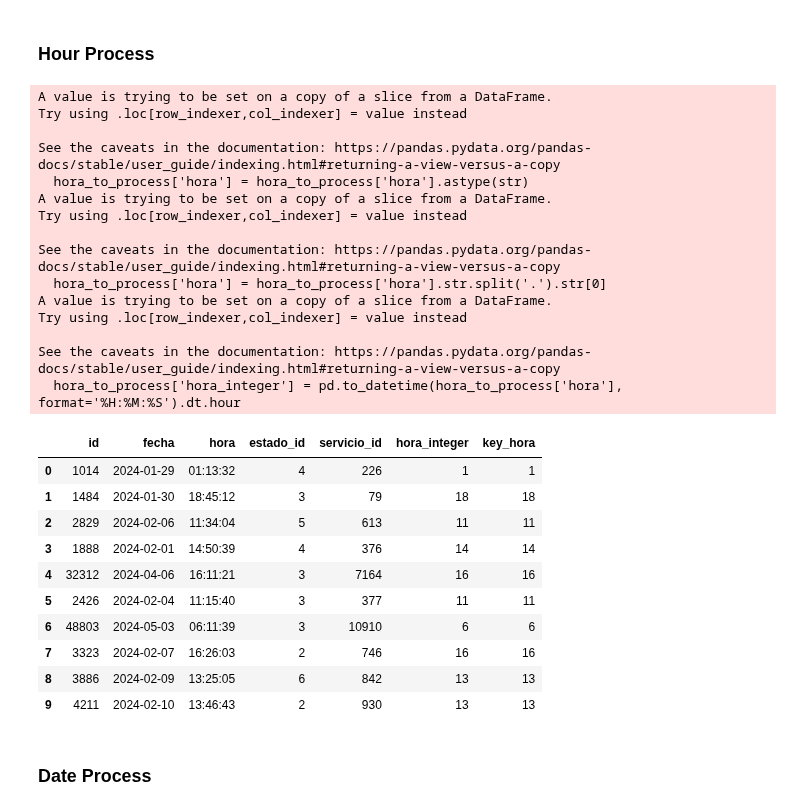
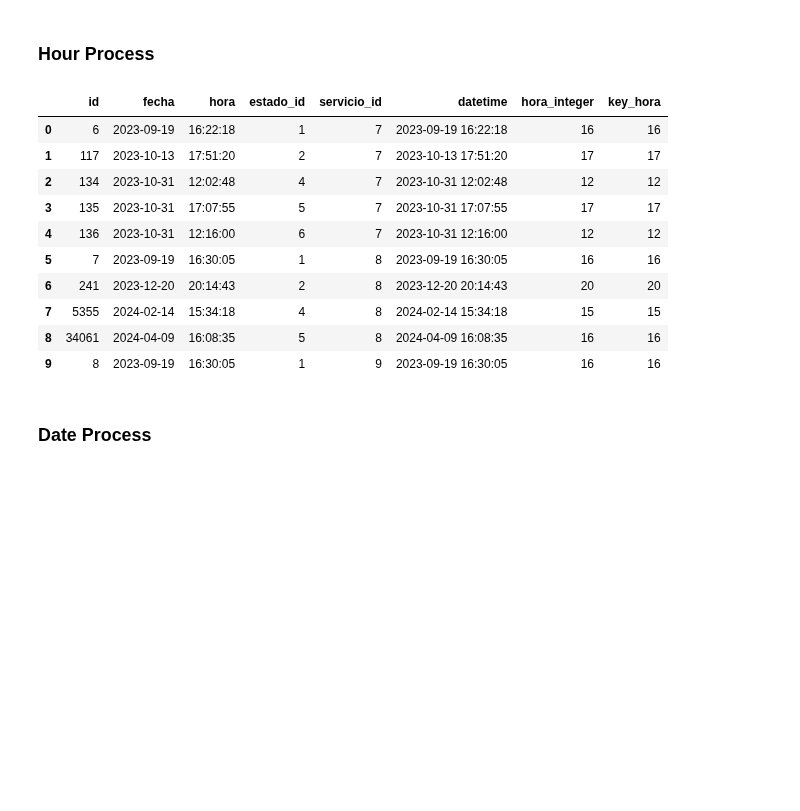
Before and after one commit to JabColV/datascience_project, a Jupyter notebook: segunda_entrega/hecho_servicio_fase.ipynb, the cells around one changed output. Cells and saved outputs as stored; diff of their text form; code cells hidden in the pictures; blank space fills up the shorter version.

```diff
--- a/segunda_entrega/hecho_servicio_fase.ipynb
+++ b/segunda_entrega/hecho_servicio_fase.ipynb
@@ -45,0 +57,3 @@ estado_servicio
+# %%
+estado_servicio_final = estado_servicio
+estado_servicio_final.head(5)
@@ -45,0 +77,16 @@ estado_servicio
+# %%
+# Asegurarnos de que las columnas de fecha y hora son de tipo string
+estado_servicio_final['fecha'] = estado_servicio_final['fecha'].astype(str)
+estado_servicio_final['hora'] = estado_servicio_final['hora'].astype(str)
+
+# Truncar los milisegundos (decimales) de la columna 'hora' si existen
+estado_servicio_final['hora'] = estado_servicio_final['hora'].str.split('.').str[0]
+
+# Convertir las columnas de fecha y hora en una única columna de tipo datetime
+estado_servicio_final['datetime'] = pd.to_datetime(estado_servicio_final['fecha'] + ' ' + estado_servicio_final['hora'], errors='coerce')
+
+# Ordenar el DataFrame por 'servicio_id', 'estado_id' y 'datetime' de forma descendente
+estado_servicio_final = estado_servicio_final.sort_values(by=['servicio_id', 'estado_id', 'datetime'], ascending=[True, True, False])
+
+# Mostrar el resultado
+estado_servicio_final.head()
@@ -69,42 +106,21 @@ estado_servicio
 # %% [markdown]
 ### Hour Process
 # %%
-hora_to_process = estado_servicio[['id','hora']]
-hora_to_process['hora'] = hora_to_process['hora'].astype(str)
-# Elimina los milisegundos dividiendo en el punto y tomando solo la parte de HH:MM:SS
-hora_to_process['hora'] = hora_to_process['hora'].str.split('.').str[0]
 # Extrae solo la hora como un número entero
-hora_to_process['hora_integer'] = pd.to_datetime(hora_to_process['hora'], format='%H:%M:%S').dt.hour
-estado_servicio = pd.merge(estado_servicio, hora_to_process[["hora_integer", "id"]], left_on="id", right_on="id", how="left")
-
-estado_servicio = pd.merge(estado_servicio, hora[["key_hora"]], left_on="hora_integer", right_on="key_hora", how="left")
-estado_servicio.head(10)
+estado_servicio_final['hora_integer'] = pd.to_datetime(estado_servicio_final['hora'], format='%H:%M:%S').dt.hour
+estado_servicio_final = pd.merge(estado_servicio_final, hora[["key_hora"]], left_on="hora_integer", right_on="key_hora", how="left")
+estado_servicio_final.head(10)
 # %% [output]
-A value is trying to be set on a copy of a slice from a DataFrame.
-Try using .loc[row_indexer,col_indexer] = value instead
-
-See the caveats in the documentation: https://pandas.pydata.org/pandas-docs/stable/user_guide/indexing.html#returning-a-view-versus-a-copy
-  hora_to_process['hora'] = hora_to_process['hora'].astype(str)
-A value is trying to be set on a copy of a slice from a DataFrame.
-Try using .loc[row_indexer,col_indexer] = value instead
-
-See the caveats in the documentation: https://pandas.pydata.org/pandas-docs/stable/user_guide/indexing.html#returning-a-view-versus-a-copy
-  hora_to_process['hora'] = hora_to_process['hora'].str.split('.').str[0]
-A value is trying to be set on a copy of a slice from a DataFrame.
-Try using .loc[row_indexer,col_indexer] = value instead
-
-See the caveats in the documentation: https://pandas.pydata.org/pandas-docs/stable/user_guide/indexing.html#returning-a-view-versus-a-copy
-  hora_to_process['hora_integer'] = pd.to_datetime(hora_to_process['hora'], format='%H:%M:%S').dt.hour
-|  | id | fecha | hora | estado_id | servicio_id | hora_integer | key_hora |
-| 0 | 1014 | 2024-01-29 | 01:13:32 | 4 | 226 | 1 | 1 |
-| 1 | 1484 | 2024-01-30 | 18:45:12 | 3 | 79 | 18 | 18 |
-| 2 | 2829 | 2024-02-06 | 11:34:04 | 5 | 613 | 11 | 11 |
-| 3 | 1888 | 2024-02-01 | 14:50:39 | 4 | 376 | 14 | 14 |
-| 4 | 32312 | 2024-04-06 | 16:11:21 | 3 | 7164 | 16 | 16 |
-| 5 | 2426 | 2024-02-04 | 11:15:40 | 3 | 377 | 11 | 11 |
-| 6 | 48803 | 2024-05-03 | 06:11:39 | 3 | 10910 | 6 | 6 |
-| 7 | 3323 | 2024-02-07 | 16:26:03 | 2 | 746 | 16 | 16 |
-| 8 | 3886 | 2024-02-09 | 13:25:05 | 6 | 842 | 13 | 13 |
-| 9 | 4211 | 2024-02-10 | 13:46:43 | 2 | 930 | 13 | 13 |
+|  | id | fecha | hora | estado_id | servicio_id | datetime | hora_integer | key_hora |
+| 0 | 6 | 2023-09-19 | 16:22:18 | 1 | 7 | 2023-09-19 16:22:18 | 16 | 16 |
+| 1 | 117 | 2023-10-13 | 17:51:20 | 2 | 7 | 2023-10-13 17:51:20 | 17 | 17 |
+| 2 | 134 | 2023-10-31 | 12:02:48 | 4 | 7 | 2023-10-31 12:02:48 | 12 | 12 |
+| 3 | 135 | 2023-10-31 | 17:07:55 | 5 | 7 | 2023-10-31 17:07:55 | 17 | 17 |
+| 4 | 136 | 2023-10-31 | 12:16:00 | 6 | 7 | 2023-10-31 12:16:00 | 12 | 12 |
+| 5 | 7 | 2023-09-19 | 16:30:05 | 1 | 8 | 2023-09-19 16:30:05 | 16 | 16 |
+| 6 | 241 | 2023-12-20 | 20:14:43 | 2 | 8 | 2023-12-20 20:14:43 | 20 | 20 |
+| 7 | 5355 | 2024-02-14 | 15:34:18 | 4 | 8 | 2024-02-14 15:34:18 | 15 | 15 |
+| 8 | 34061 | 2024-04-09 | 16:08:35 | 5 | 8 | 2024-04-09 16:08:35 | 16 | 16 |
+| 9 | 8 | 2023-09-19 | 16:30:05 | 1 | 9 | 2023-09-19 16:30:05 | 16 | 16 |
 # %% [markdown]
 ### Date Process
```
Also changed, not shown: parts of 42 cells of this notebook, 1 other file.
